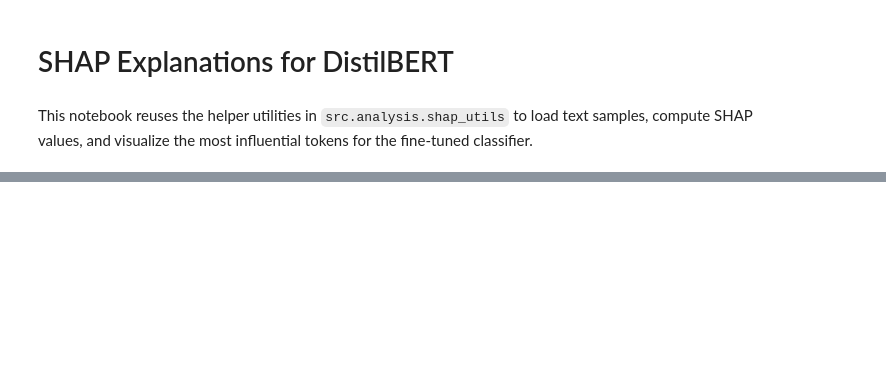
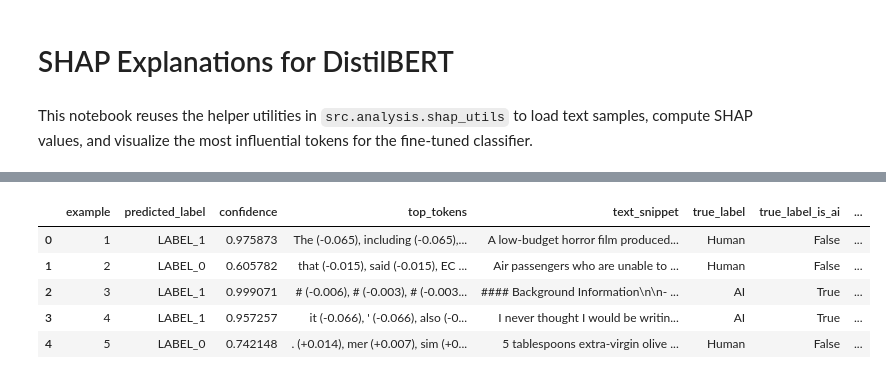
Before and after one commit to HesteBjorn/TDT13_AI_text_prediction, a Jupyter notebook: notebooks/shap_analysis.ipynb, the cells around one changed output, grey strips where cells are left out. Drawn from its saved outputs; the diff is of its cells as text; code cells hidden in the pictures; blank space fills up the shorter version.

Commit message:
add: working shap explainer notebook

```diff
--- a/notebooks/shap_analysis.ipynb
+++ b/notebooks/shap_analysis.ipynb
@@ -29,8 +29,8 @@ from src.analysis.shap_utils import (
 # %%
 cfg = ShapConfig(
     checkpoint_path=Path("models/distilbert-debug"),
-    num_samples=32,
-    data_limit=2000,
+    num_samples=320,
+    data_limit=50000,
     sample_seed=42,
     test_ratio=0.2,
 )
@@ -40,5 +40,5 @@ ShapConfig(checkpoint_path=WindowsPath('models/distilbert-debug'), num_samples=3
 # %%
-texts = load_test_texts(cfg)
+texts, labels = load_test_texts(cfg, return_labels=True)
 clf = build_text_classifier(cfg.checkpoint_path)
 shap_values = compute_shap_values(clf, texts, algorithm=cfg.algorithm)
 len(texts)
@@ -50,6 +90,13 @@ token_importance
 # %%
-example_summary = summarize_examples(clf, shap_values, texts, top_k=5)
+example_summary = summarize_examples(clf, shap_values, texts, top_k=5, true_labels=labels)
 example_summary.head()
+# %% [output]
+|  | example | predicted_label | confidence | top_tokens | text_snippet | true_label | true_label_is_ai | ... |
+| 0 | 1 | LABEL_1 | 0.975873 | The (-0.065), including (-0.065),... | A low-budget horror film produced... | Human | False | ... |
+| 1 | 2 | LABEL_0 | 0.605782 | that (-0.015), said (-0.015), EC ... | Air passengers who are unable to ... | Human | False | ... |
+| 2 | 3 | LABEL_1 | 0.999071 | # (-0.006), # (-0.003), # (-0.003... | #### Background Information\n\n- ... | AI | True | ... |
+| 3 | 4 | LABEL_1 | 0.957257 | it (-0.066), ' (-0.066), also (-0... | I never thought I would be writin... | AI | True | ... |
+| 4 | 5 | LABEL_0 | 0.742148 | . (+0.014), mer (+0.007), sim (+0... | 5 tablespoons extra-virgin olive ... | Human | False | ... |
 # %%
 if not token_importance.empty:
     plt.figure(figsize=(8, 4))
```
Also changed, not shown: parts of 10 cells of this notebook, 2 other files.
